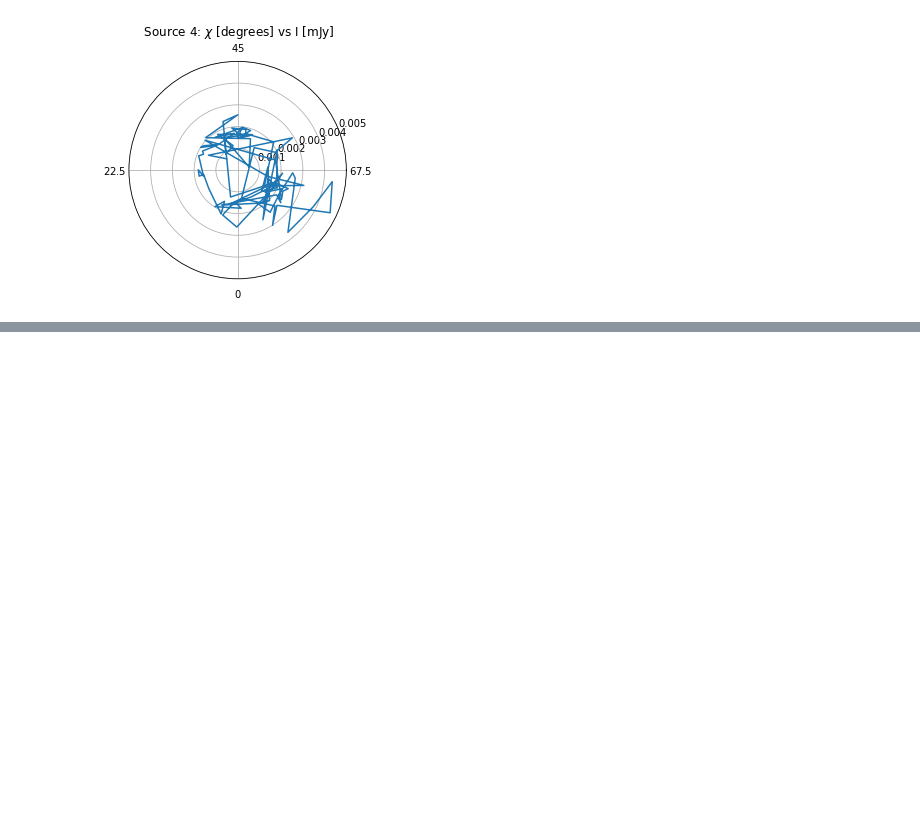
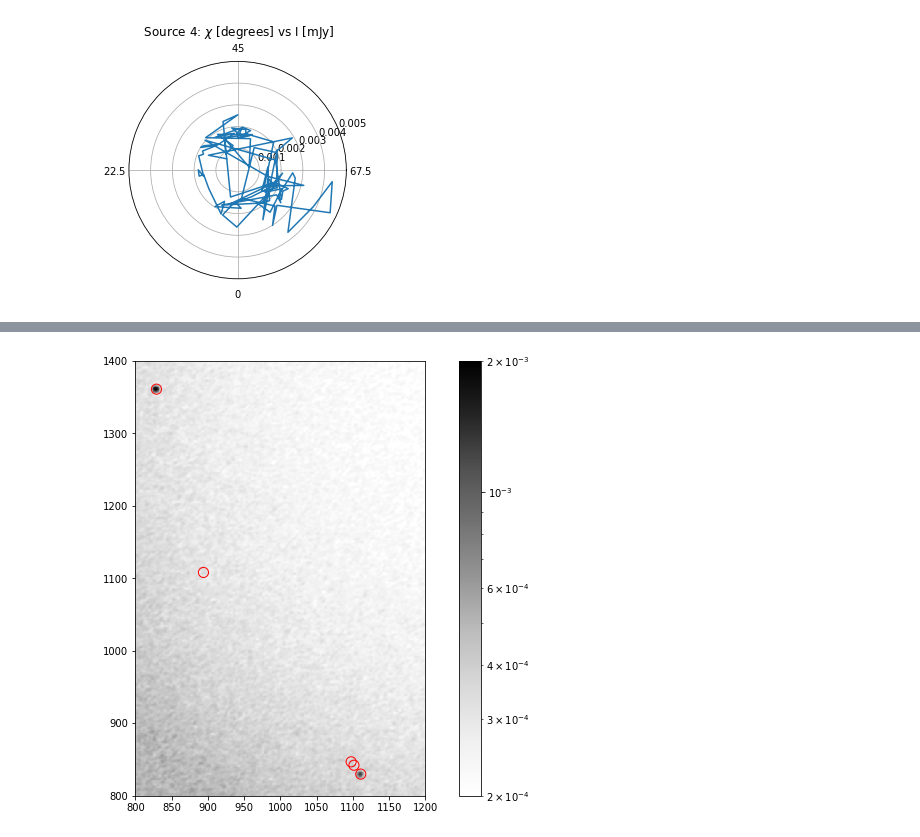
Before and after one commit to Woutmg/Meerkat_FracPol, a Jupyter notebook: Abell 85 Comparison VLA Meerkat Data.ipynb, the cells around one changed output, grey strips where cells are left out. Drawn from its saved outputs; the diff is of its cells as text; code cells hidden in the pictures; blank space fills up the shorter version.

Commit message:
Measured own flux in VLA data

```diff
--- a/Abell 85 Comparison VLA Meerkat Data.ipynb
+++ b/Abell 85 Comparison VLA Meerkat Data.ipynb
@@ -123,15 +121,15 @@ FWHM_minor_axis = 1.972437E-03*c.degree
 pixsize = 3.317774E-04*c.degree
 print(FWHM_major_axis)
 
-def photometry(data_local, apers_local):
-    data_local_intensity = data_local*4*np.log(2)/(np.pi*FWHM_major_axis*FWHM_minor_axis)
+def photometry(data_local, apers_local, psize, min_ax, maj_ax):
+    data_local_intensity = data_local*4*np.log(2)/(np.pi*maj_ax*min_ax)
     phot_table = aperture_photometry(data_local_intensity, apers_local)
     phot_mean = phot_table['aperture_sum']/apers_local.area
-    flux = phot_mean*apers_local.area*(pixsize**2)
+    flux = phot_mean*apers_local.area*(psize**2)
     phot_table['flux'] = flux
     return(phot_table)
 
-phot_table_compar = photometry(linpol_intens_freqmean, apertures_compar)
+phot_table_compar = photometry(linpol_intens_freqmean, apertures_compar, pixsize, FWHM_minor_axis, FWHM_major_axis)
 print(apertures_compar[0].area)
 print(phot_table_compar)
 # %% [output]
@@ -166,10 +164,10 @@ U_phot_table_compar = np.zeros((12, len(sources_compar)))
 V_phot_table_compar = np.zeros((12, len(sources_compar)))
 
 for n in range(12):
-    I_slice_phot_compar = photometry(I_cube[n], apertures_compar)
-    Q_slice_phot_compar = photometry(Q_cube[n], apertures_compar)
-    U_slice_phot_compar = photometry(U_cube[n], apertures_compar)
-    V_slice_phot_compar = photometry(V_cube[n], apertures_compar)
+    I_slice_phot_compar = photometry(I_cube[n], apertures_compar, pixsize, FWHM_minor_axis, FWHM_major_axis)
+    Q_slice_phot_compar = photometry(Q_cube[n], apertures_compar, pixsize, FWHM_minor_axis, FWHM_major_axis)
+    U_slice_phot_compar = photometry(U_cube[n], apertures_compar, pixsize, FWHM_minor_axis, FWHM_major_axis)
+    V_slice_phot_compar = photometry(V_cube[n], apertures_compar, pixsize, FWHM_minor_axis, FWHM_major_axis)
     for i in range(len(sources_compar)):
         I_phot_table_compar[n, i] = I_slice_phot_compar[i]['flux']
         Q_phot_table_compar[n, i] = Q_slice_phot_compar[i]['flux']
@@ -359,10 +357,10 @@ Pol_Angles_VLA_hist = 0.5*np.arctan(U_hist_VLA/Q_hist_VLA)
 Linpol_VLA_hist = np.sqrt(U_hist_VLA**2 + Q_hist_VLA**2)
 Linpol_VLA_hist_err = (U_hist_VLA*U_hist_VLA_err + Q_hist_VLA*Q_hist_VLA_err)/Linpol_VLA_hist
 
+channels = False
 polar = False
-channels = True
 angle = False
-statistic = True
+statistic = False
 if channels:
     for n in range(5):
         fig, axs = plt.subplots(2, 2)
@@ -474,8 +448,26 @@ new_fh.writeto('new_file.fits')
 # %%
-for n in range(len(sources_compar)):
-    dir = r'C:\Users\woutg\OneDrive - Universiteit Leiden\Universiteit Leiden\Bachelor 3\BRP\VLA_Data'
+dir = r'C:\Users\woutg\OneDrive - Universiteit Leiden\Universiteit Leiden\Bachelor 3\BRP\VLA_Data'
+fname_pt2 = r'-image.pbcor.smoothed.fits'
+
+import warnings
+warnings.filterwarnings("ignore")
+
+
+Linpol_VLA_hdu = fits.open(get_pkg_data_filename(dir + r'\Abell_85_VLA_Linpol_Freqmean.fits'))
+Linpol_VLA = Linpol_VLA_hdu[0].data.squeeze()
+
+pixsize_VLA = 3.333333333333E-04*c.degree
+FWHM_major_axis_VLA = 2.327777777795E-03*c.degree
+FWHM_minor_axis_VLA = 2.327777776737E-03*c.degree
+Aperturesize_VLA = 7*pixsize/pixsize_VLA
+plot_VLA_apers = True
+
+Q_phot_table_VLA_own = np.zeros((90, len(sources_compar)))
+U_phot_table_VLA_own = np.zeros((90, len(sources_compar)))
+
+for n in range(90):
     fname_pt1 = r'G115.16-72.09_'+(4-len(str(n)))*'0'+str(n)
-    fname_pt2 = r'-image.pbcor.smoothed.fits'
+
     Q_hdu = fits.open(get_pkg_data_filename(dir+ '\stokes_q\\' + fname_pt1+r'-Q'+fname_pt2))
     Q_plane = Q_hdu[0].data.squeeze() # drops the size-1 axes
     Q_header = Q_hdu[0].header
@@ -488,11 +480,32 @@ for n in range(len(sources_compar)):
     U_wcs_VLA = wcs.WCS(U_header).celestial
     U_new_header = U_wcs_VLA.to_header()
 
-    print(Q_hdu[0].header)
-#    Q_wcs_VLA_2D = WCS(drop2axes(Q_hdu[0]))
-#    U_wcs_VLA_2D = WCS(drop2axes(U_hdu[0]))
+    if n == 0:
+        I_wcs_new = wcs.WCS(I_header).celestial
+        positions_VLA = np.zeros(np.shape(positions_compar))
+
+        for n in range(len(sources_compar)):
+            sky = I_wcs_new.pixel_to_world(positions_compar[n,0],positions_compar[n,1])
+            positions_VLA[n] = Q_wcs_VLA.world_to_pixel(sky)
+
+        apertures_VLA = CircularAperture(positions_VLA, r=Aperturesize_VLA)
+
+        if plot_VLA_apers:
+            plt.figure(figsize=(12,8))
+            #plt.subplot(projection=Q_wcs_VLA)
+            plt.imshow(Linpol_VLA.clip(min=0.0002, max=0.002), cmap='Greys', origin='lower', norm=colors.LogNorm(), interpolation='nearest')
+            apertures_VLA.plot(color='red', lw=1)
+            plt.colorbar()
+            plt.xlim(800,1200)
+            plt.ylim(800,1400)
+            plt.savefig('Apertures_VLAdata.pdf')
+
+    Q_slice_phot_VLA = photometry(Q_plane, apertures_VLA, pixsize_VLA, FWHM_minor_axis_VLA, FWHM_major_axis_VLA)
+    U_slice_phot_VLA = photometry(U_plane, apertures_VLA, pixsize_VLA, FWHM_minor_axis_VLA, FWHM_major_axis_VLA)
+    for i in range(len(sources_compar)):
+        Q_phot_table_VLA_own[n, i] = Q_slice_phot_VLA[i]['flux']
+        U_phot_table_VLA_own[n, i] = U_slice_phot_VLA[i]['flux']
 
     Q_hdu.close()
     U_hdu.close()
-    print(n)
 # %% [output]
@@ -540,0 +512 @@ Set OBSGEO-H to     2115.607 from OBSGEO-[XYZ]'. [astropy.wcs.wcs]
+[figure, added]
```
Also changed, not shown: parts of 8 cells of this notebook, 9 other files.
